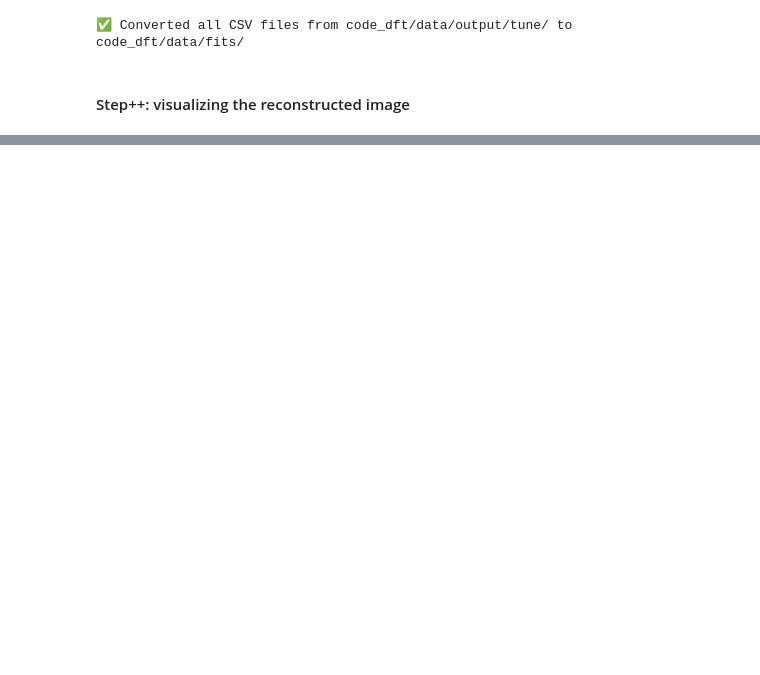
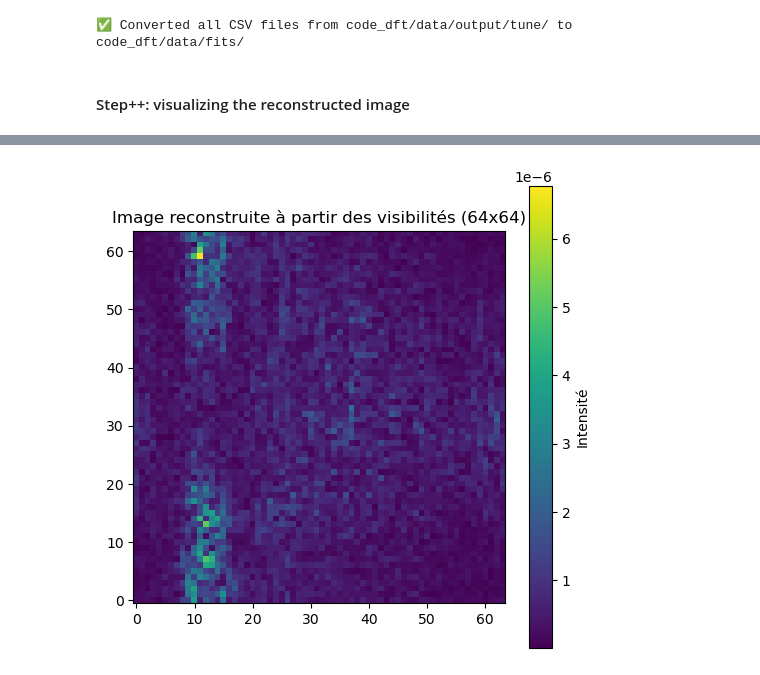
Before and after one commit to Ophelie-Renaud/measurementset-simulator, a Jupyter notebook: dataflow_simulator/ms_from_fits_dataflow.ipynb, the cells around one changed output, grey strips where cells are left out. Cells and saved outputs as stored; diff of their text form; code cells hidden in the pictures; blank space fills up the shorter version.

```diff
--- a/dataflow_simulator/ms_from_fits_dataflow.ipynb
+++ b/dataflow_simulator/ms_from_fits_dataflow.ipynb
@@ -618,0 +396,6 @@ On est déjà dans le répertoire code_dft.
+# %%
+from script.fft_reconstruction import *
+
+reconstruct_image("code/vis.csv", 64)
+# %% [output]
+[figure, added]
```
Also changed, not shown: parts of 25 cells of this notebook, 57 other files.
